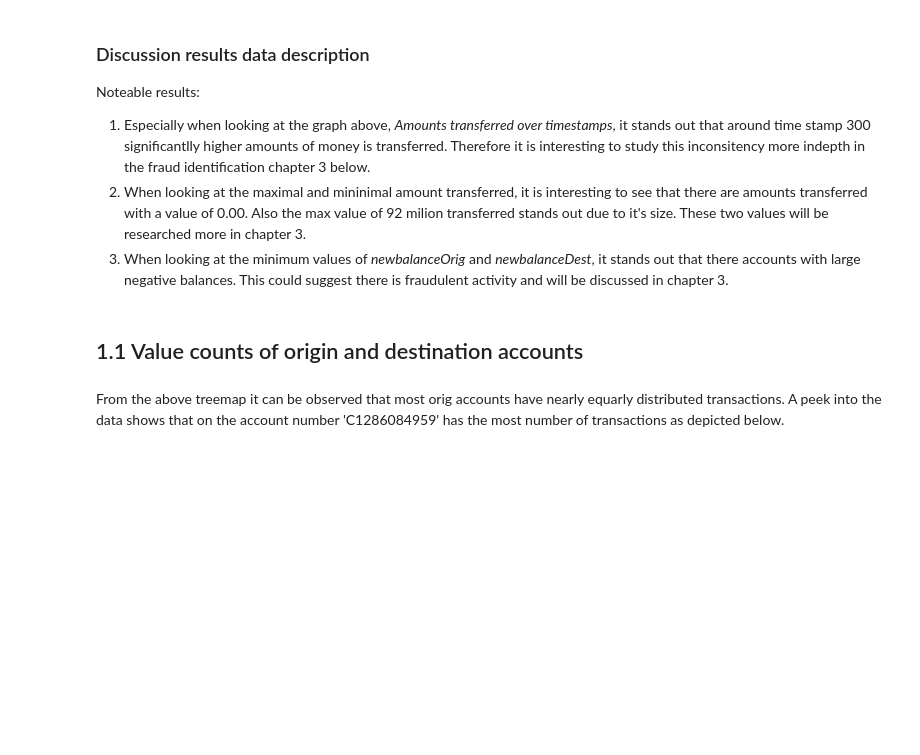
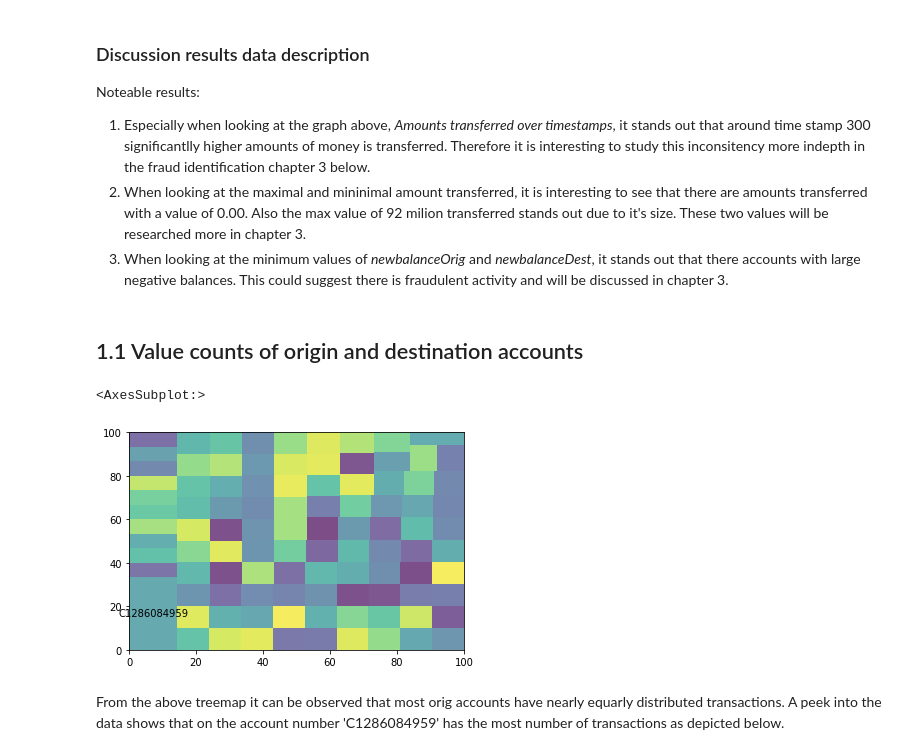
Before and after one commit to eboateng/FoDA, a Jupyter notebook: Assignment 1/Assignment1_group2.ipynb, the cells around one changed output. Cells and saved outputs as stored; diff of their text form; code cells hidden in the pictures; blank space fills up the shorter version.

Commit message:
Assignment 1 added plots

```diff
--- a/Assignment 1/Assignment1_group2.ipynb
+++ b/Assignment 1/Assignment1_group2.ipynb
@@ -169,9 +169,12 @@ overviewOrigSizes = df['nameOrig'].value_counts().tolist()
 overviewOrigAccounts = df['nameOrig'].value_counts().loc[lambda x: x>0].index.tolist()
 # %%
 # plot the treemap
-squarify.plot(overviewOrigSizes,
-              label=overviewOrigAccounts[:5],
+squarify.plot(overviewOrigSizes[:100],
+              label=overviewOrigAccounts[:1],
               alpha=.7 )
+# %% [output]
+<AxesSubplot:>
+[figure, added]
 # %% [markdown]
 From the above treemap it can be observed that most orig accounts have nearly equarly distributed transactions. A peek into the data shows that on the account number 'C1286084959' has the most number of transactions as depicted below.
 # %%
```
Also changed, not shown: parts of 2 cells of this notebook.
